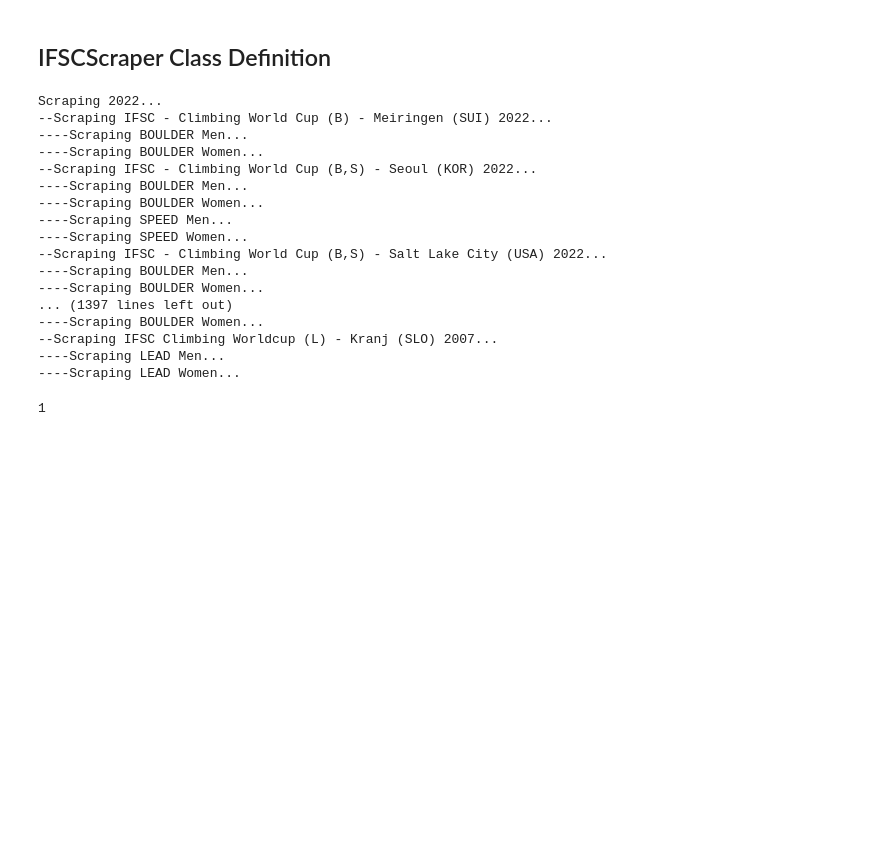
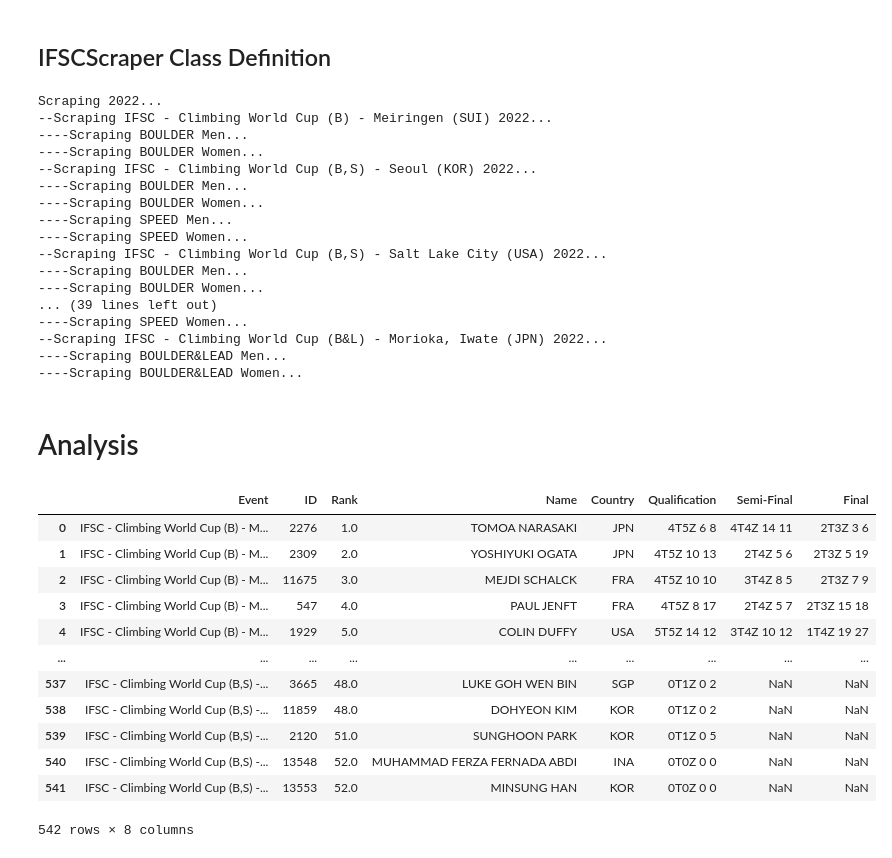
Before and after one commit to noah-kg/scraping-IFSC-website-via-selenium, a Jupyter notebook: IFSC Scraper.ipynb, the cells around one changed output. Cells and saved outputs as stored; diff of their text form; code cells hidden in the pictures; blank space fills up the shorter version.

```diff
--- a/IFSC Scraper.ipynb
+++ b/IFSC Scraper.ipynb
@@ -488,7 +496,9 @@ def display_events(dict):
                 print('    ', v)
 # %%
 scraper = IFSCScraper()
-scraper.scrape_all_ifsc_world_cups()
+# scraper.scrape_all_ifsc_world_cups()
+scraper.get_single_year('2022')
+scraper.end_session()
 # %% [output]
 Scraping 2022...
 --Scraping IFSC - Climbing World Cup (B) - Meiringen (SUI) 2022...
@@ -502,14 +512,10 @@ Scraping 2022...
 --Scraping IFSC - Climbing World Cup (B,S) - Salt Lake City (USA) 2022...
 ----Scraping BOULDER Men...
 ----Scraping BOULDER Women...
-... (1397 lines left out)
-----Scraping BOULDER Women...
---Scraping IFSC Climbing Worldcup (L) - Kranj (SLO) 2007...
-----Scraping LEAD Men...
-----Scraping LEAD Women...
+... (39 lines left out)
+----Scraping SPEED Women...
+--Scraping IFSC - Climbing World Cup (B&L) - Morioka, Iwate (JPN) 2022...
+----Scraping BOULDER&LEAD Men...
+----Scraping BOULDER&LEAD Women...
-# %%
-st = "IFSC World Championship Lead Group (A)- Paris 2012"
-
-st.count('(')
-# %% [output]
-1
+# %% [markdown]
+# Analysis
@@ -515,0 +548,19 @@ st.count('(')
+# %%
+# Grabs all .csv files in given directory
+all_files = glob.glob(os.path.join(BOULDER_MEN_DIR, "*.csv"))
+df = pd.concat((pd.read_csv(f) for f in all_files), ignore_index=True)
+df
+# %% [output]
+|  | Event | ID | Rank | Name | Country | Qualification | Semi-Final | Final |
+| 0 | IFSC - Climbing World Cup (B) - M... | 2276 | 1.0 | TOMOA NARASAKI | JPN | 4T5Z 6 8 | 4T4Z 14 11 | 2T3Z 3 6 |
+| 1 | IFSC - Climbing World Cup (B) - M... | 2309 | 2.0 | YOSHIYUKI OGATA | JPN | 4T5Z 10 13 | 2T4Z 5 6 | 2T3Z 5 19 |
+| 2 | IFSC - Climbing World Cup (B) - M... | 11675 | 3.0 | MEJDI SCHALCK | FRA | 4T5Z 10 10 | 3T4Z 8 5 | 2T3Z 7 9 |
+| 3 | IFSC - Climbing World Cup (B) - M... | 547 | 4.0 | PAUL JENFT | FRA | 4T5Z 8 17 | 2T4Z 5 7 | 2T3Z 15 18 |
+| 4 | IFSC - Climbing World Cup (B) - M... | 1929 | 5.0 | COLIN DUFFY | USA | 5T5Z 14 12 | 3T4Z 10 12 | 1T4Z 19 27 |
+| ... | ... | ... | ... | ... | ... | ... | ... | ... |
+| 537 | IFSC - Climbing World Cup (B,S) -... | 3665 | 48.0 | LUKE GOH WEN BIN | SGP | 0T1Z 0 2 | NaN | NaN |
+| 538 | IFSC - Climbing World Cup (B,S) -... | 11859 | 48.0 | DOHYEON KIM | KOR | 0T1Z 0 2 | NaN | NaN |
+| 539 | IFSC - Climbing World Cup (B,S) -... | 2120 | 51.0 | SUNGHOON PARK | KOR | 0T1Z 0 5 | NaN | NaN |
+| 540 | IFSC - Climbing World Cup (B,S) -... | 13548 | 52.0 | MUHAMMAD FERZA FERNADA ABDI | INA | 0T0Z 0 0 | NaN | NaN |
+| 541 | IFSC - Climbing World Cup (B,S) -... | 13553 | 52.0 | MINSUNG HAN | KOR | 0T0Z 0 0 | NaN | NaN |
+542 rows × 8 columns
```
Also changed, not shown: parts of 8 cells of this notebook.
